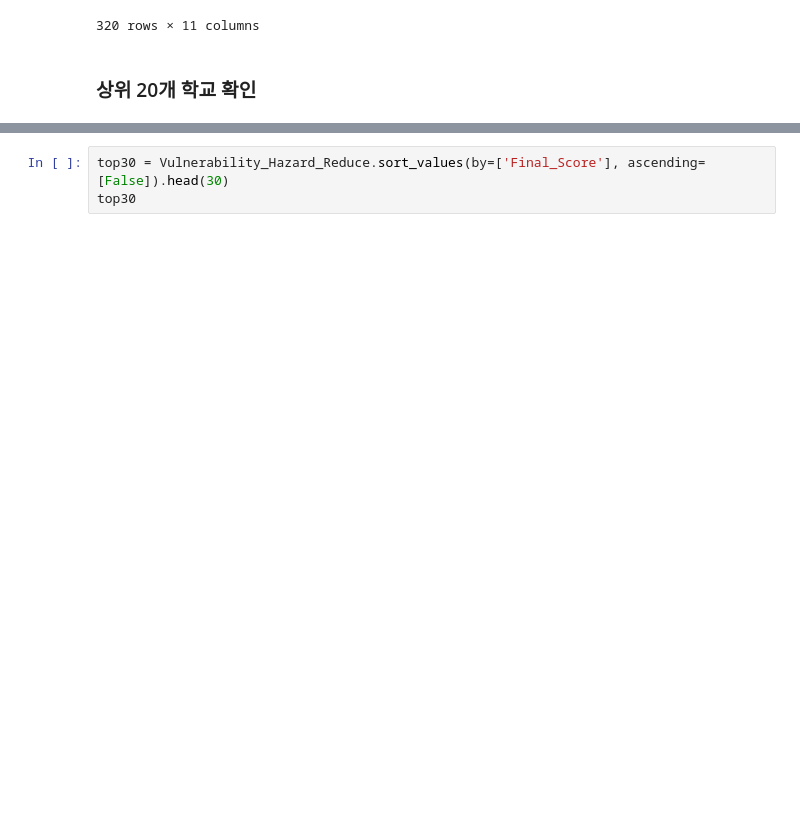
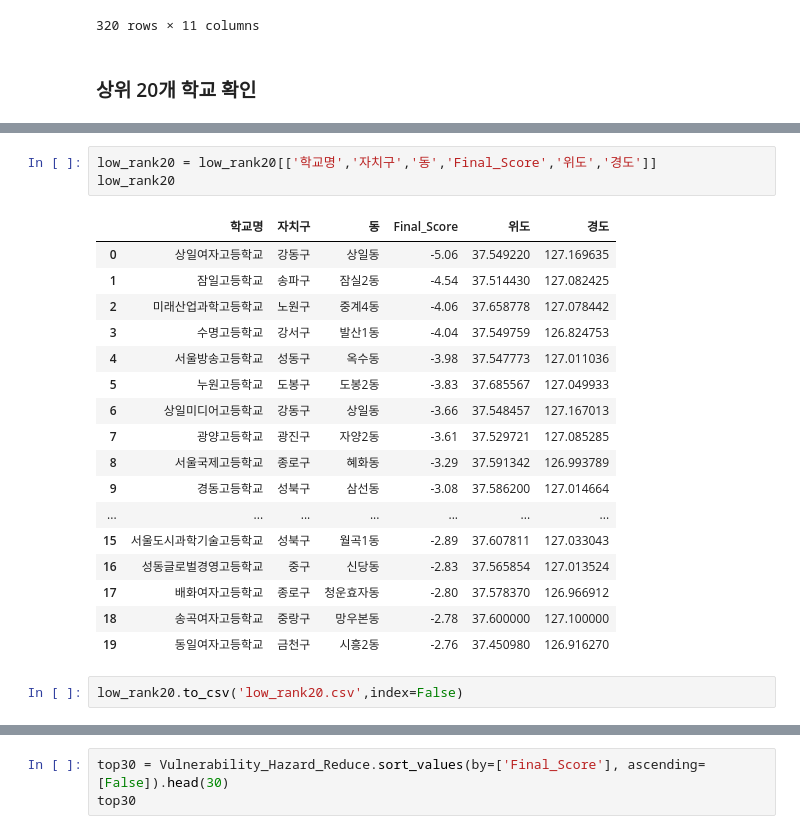
Before and after one commit to nam9296/School_CCTV_Bigdata, a Jupyter notebook: Clustering/2_최종점수산출/Total_Sum.ipynb, the cells around one changed output, grey strips where cells are left out. Drawn from its saved outputs; the diff is of its cells as text; blank space fills up the shorter version.

```diff
--- a/Clustering/2_최종점수산출/Total_Sum.ipynb
+++ b/Clustering/2_최종점수산출/Total_Sum.ipynb
@@ -217,0 +263,23 @@ top20
+# %%
+low_rank20 = low_rank20[['학교명','자치구','동','Final_Score','위도','경도']]
+low_rank20
+# %% [output]
+|  | 학교명 | 자치구 | 동 | Final_Score | 위도 | 경도 |
+| 0 | 상일여자고등학교 | 강동구 | 상일동 | -5.06 | 37.549220 | 127.169635 |
+| 1 | 잠일고등학교 | 송파구 | 잠실2동 | -4.54 | 37.514430 | 127.082425 |
+| 2 | 미래산업과학고등학교 | 노원구 | 중계4동 | -4.06 | 37.658778 | 127.078442 |
+| 3 | 수명고등학교 | 강서구 | 발산1동 | -4.04 | 37.549759 | 126.824753 |
+| 4 | 서울방송고등학교 | 성동구 | 옥수동 | -3.98 | 37.547773 | 127.011036 |
+| 5 | 누원고등학교 | 도봉구 | 도봉2동 | -3.83 | 37.685567 | 127.049933 |
+| 6 | 상일미디어고등학교 | 강동구 | 상일동 | -3.66 | 37.548457 | 127.167013 |
+| 7 | 광양고등학교 | 광진구 | 자양2동 | -3.61 | 37.529721 | 127.085285 |
+| 8 | 서울국제고등학교 | 종로구 | 혜화동 | -3.29 | 37.591342 | 126.993789 |
+| 9 | 경동고등학교 | 성북구 | 삼선동 | -3.08 | 37.586200 | 127.014664 |
+| ... | ... | ... | ... | ... | ... | ... |
+| 15 | 서울도시과학기술고등학교 | 성북구 | 월곡1동 | -2.89 | 37.607811 | 127.033043 |
+| 16 | 성동글로벌경영고등학교 | 중구 | 신당동 | -2.83 | 37.565854 | 127.013524 |
+| 17 | 배화여자고등학교 | 종로구 | 청운효자동 | -2.80 | 37.578370 | 126.966912 |
+| 18 | 송곡여자고등학교 | 중랑구 | 망우본동 | -2.78 | 37.600000 | 127.100000 |
+| 19 | 동일여자고등학교 | 금천구 | 시흥2동 | -2.76 | 37.450980 | 126.916270 |
+# %%
+low_rank20.to_csv('low_rank20.csv',index=False)
```
Also changed, not shown: parts of 7 cells of this notebook.
